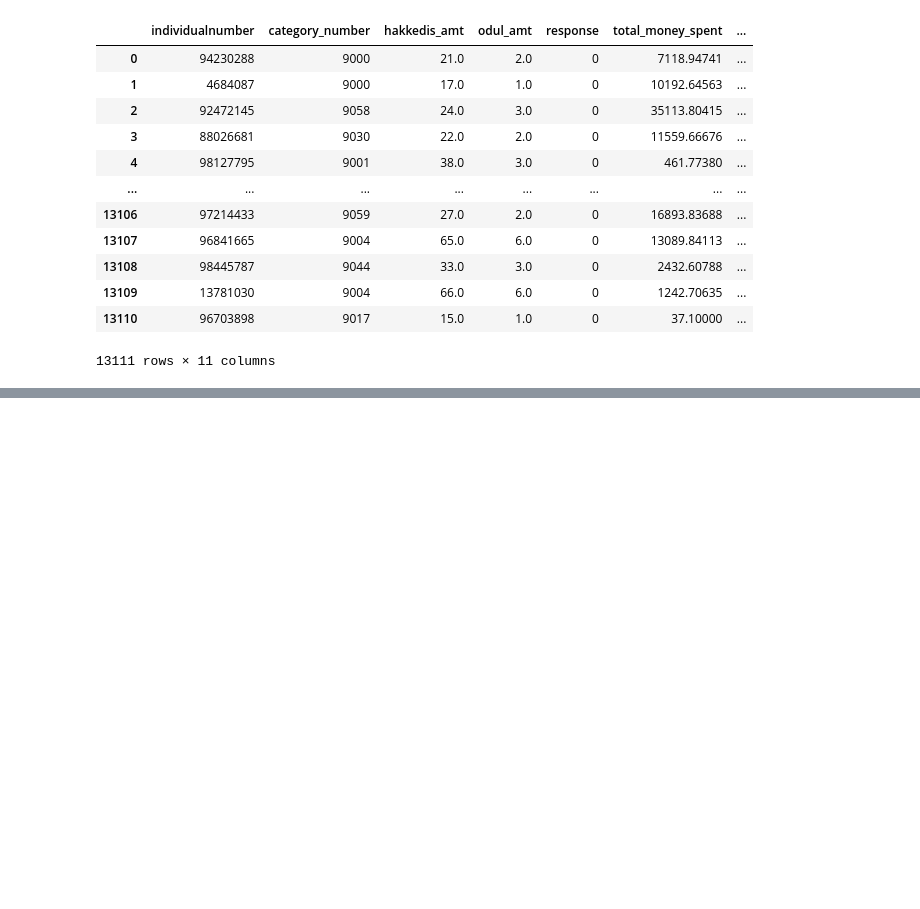
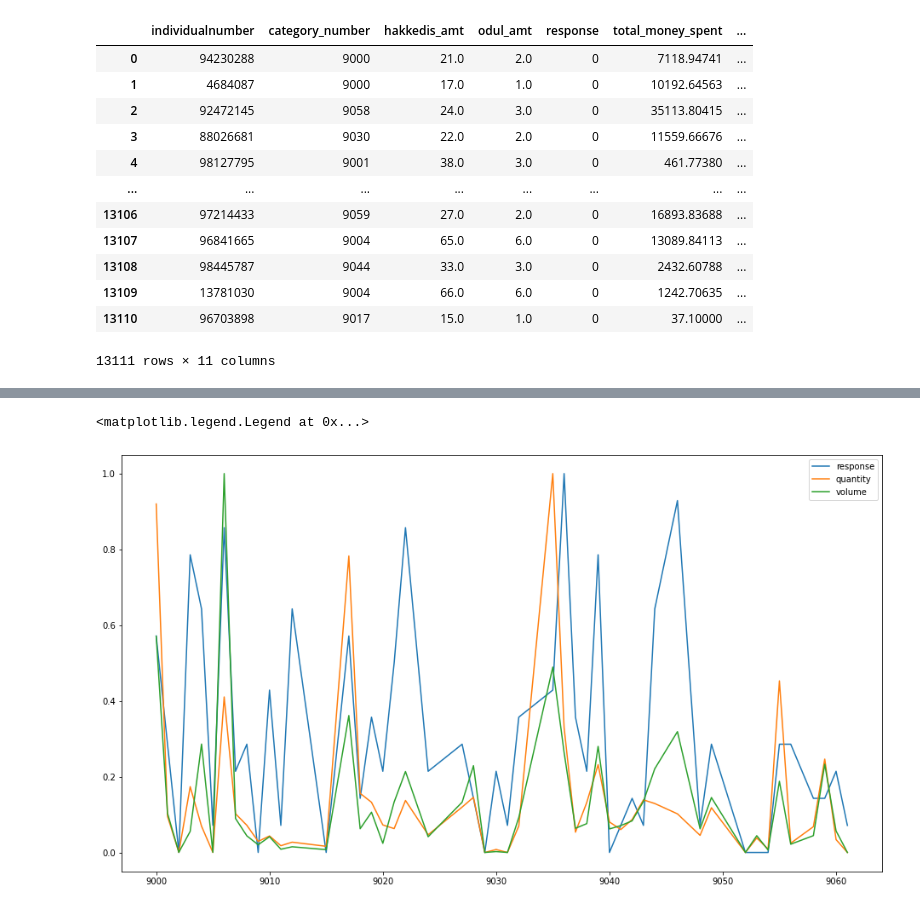
Before and after one commit to Enesaydnn7/MigrosDatathon, a Jupyter notebook: scripts/products.ipynb, the cells around one changed output, grey strips where cells are left out. Saved outputs shown, nothing was run; the diff lists cells and outputs as text; code cells hidden in the pictures; blank space fills up the shorter version.

Commit message:
kategori bazlı responselar ve kişilerin kategori özelinde harcamalarına göre responseları eklendi

```diff
--- a/scripts/products.ipynb
+++ b/scripts/products.ipynb
@@ -640,0 +641,3 @@ plt.show()
+# %%
+train = pd.read_csv('../data/train.csv', index_col='individualnumber')
+train
@@ -640,0 +659,32 @@ plt.show()
+# %%
+categories = np.sort(train.category_number.unique())
+
+response = {k:0 for k in categories}
+quantity = {k:0 for k in categories}
+volume = {k:0 for k in categories}
+
+for user in train.itertuples():
+    try:
+        user_data = individual_shopping_information[user.Index]
+    except:
+        pass
+    for c in categories:
+        try:
+            if user.category_number == c:
+                response[c] += user.response
+            quantity[c] += user_data[c][0]
+            volume[c] += user_data[c][1]
+        except:
+            pass
+# %%
+r = np.array([response[c] for c in categories])
+quat = np.array([quantity[c] for c in categories])
+vol = np.array([volume[c] for c in categories])
+plt.figure(figsize=(16,9),dpi=72)
+plt.plot(categories, r/max(r),label='response')
+plt.plot(categories, quat/max(quat),label='quantity')
+plt.plot(categories, vol/max(vol),label='volume')
+plt.legend()
+# %% [output]
+<matplotlib.legend.Legend at 0x...>
+[figure, added]
```
Also changed, not shown: parts of 13 cells of this notebook.
